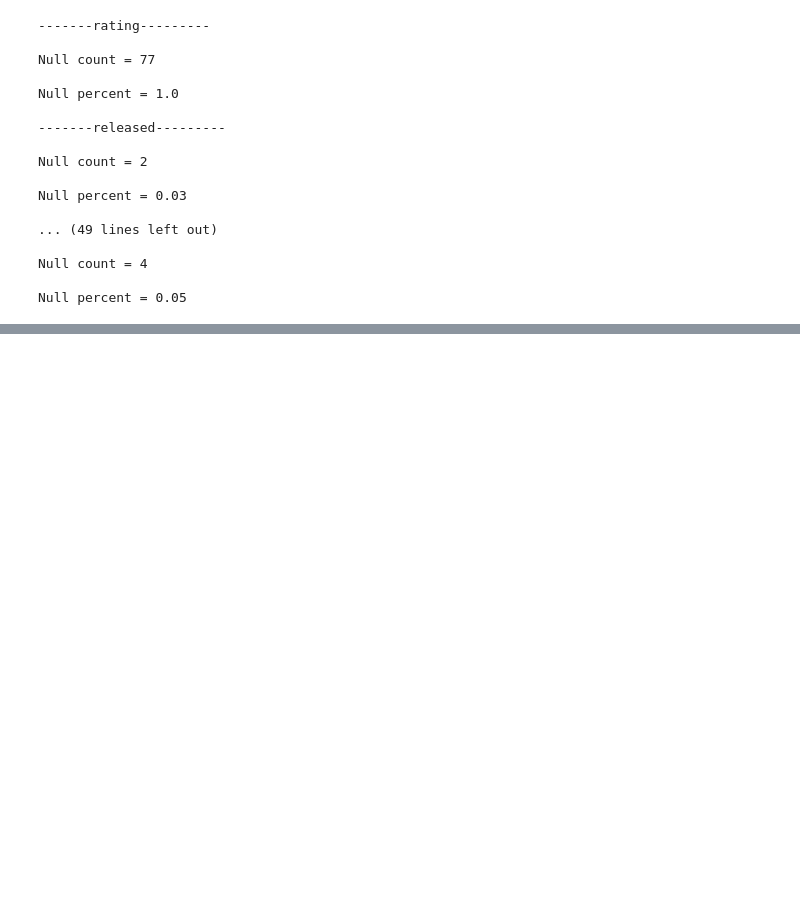
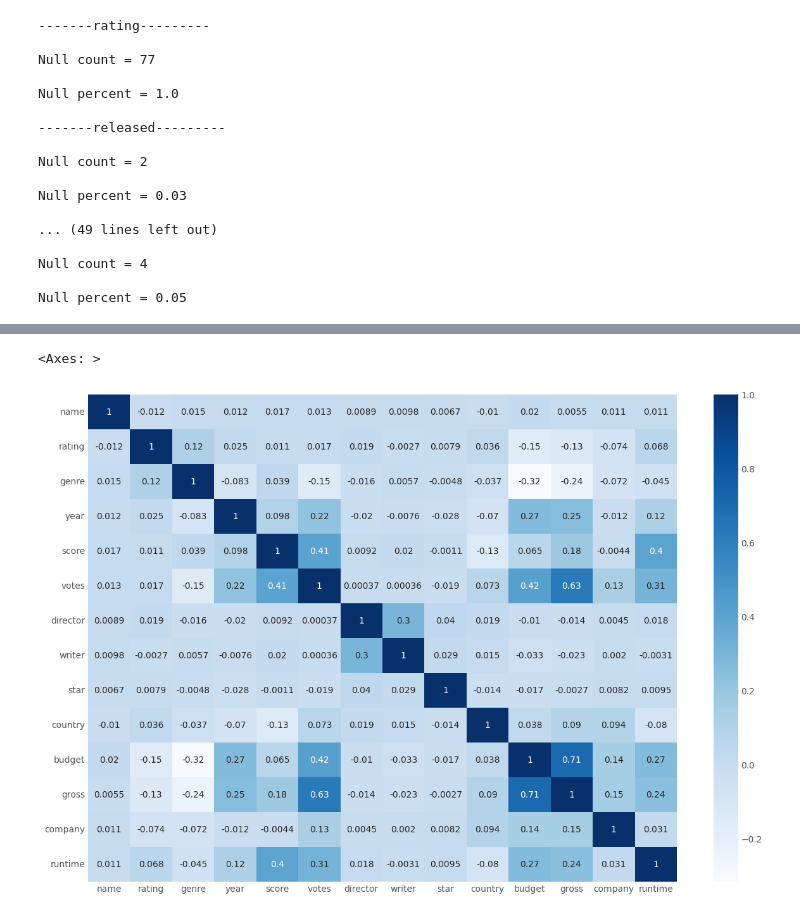
Before and after one commit to thisisAndres/CorrelationsWithPython, a Jupyter notebook: DataAnalisis.ipynb, the cells around one changed output, grey strips where cells are left out. Cells and saved outputs as stored; diff of their text form; code cells hidden in the pictures; blank space fills up the shorter version.

Commit message:
Modified Data Cleaning and Chats Created

```diff
--- a/DataAnalisis.ipynb
+++ b/DataAnalisis.ipynb
@@ -360,0 +175,3 @@ replaceNullByMean('runtime')
+# %%
+## Removing released column as it will not be used
+dfMovies.drop(labels=['released'], axis=1, inplace=True)
@@ -360,0 +185,3 @@ replaceNullByMean('runtime')
+# %%
+#Dropping the unique row that has a null value on the star column
+dfMovies.dropna(subset=['star'], inplace=True)
@@ -360,0 +194,3 @@ replaceNullByMean('runtime')
+# %%
+#Replacing null values on the colum rating for the next value
+dfMovies['rating'].fillna(method = 'ffill', inplace=True)
@@ -510,0 +231,8 @@ memory usage: 711.5+ KB
+# %%
+dfMoviesNumerized = dfMovies
+for column in dfMoviesNumerized.columns.to_list():
+    if dfMoviesNumerized[column].dtype == 'object':
+        dfMoviesNumerized[column] = dfMoviesNumerized[column].astype('category')
+        dfMoviesNumerized[column] = dfMoviesNumerized[column].cat.codes
+
+dfMoviesNumerized
@@ -510,0 +253,8 @@ memory usage: 711.5+ KB
+# %%
+corrMatrix = dfMoviesNumerized.corr()
+
+fig, ax = plt.subplots(figsize=(15, 10) )
+sns.heatmap(data=corrMatrix, cmap='Blues', annot=True, ax=ax)
+# %% [output]
+<Axes: >
+[figure, added]
```
Also changed, not shown: parts of 68 cells of this notebook.
